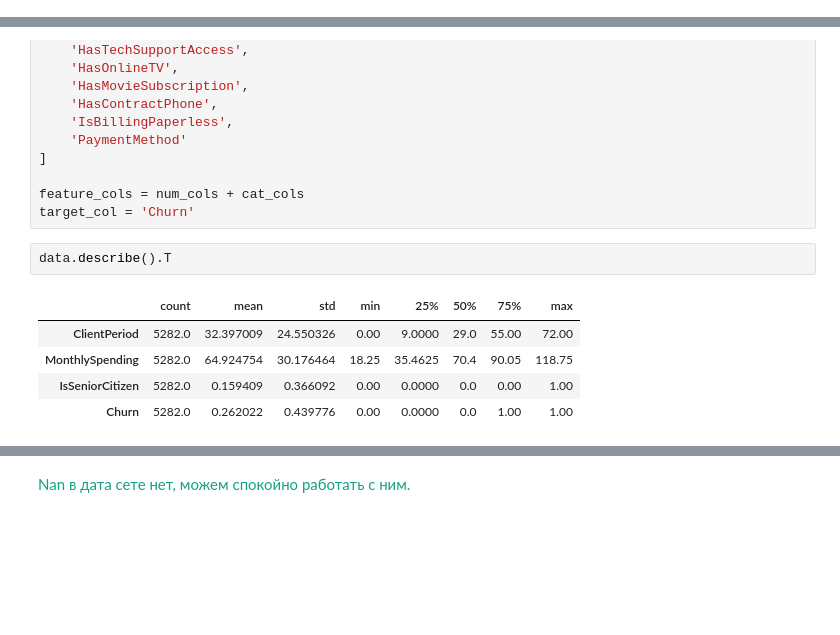
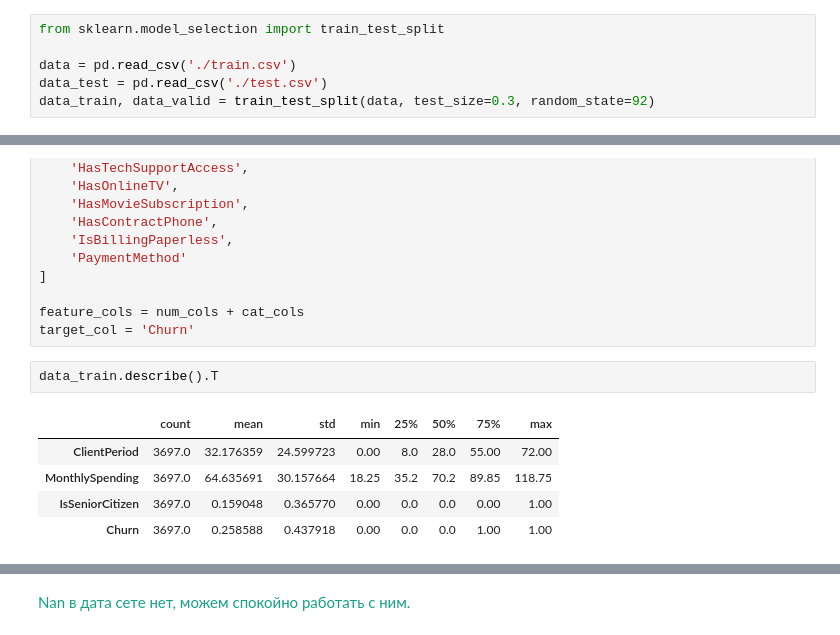
Before and after one commit to blckvia/DeepLearningSchool, a Jupyter notebook: week_03_composition_model_selection/Homework/hw_3_kaggle.ipynb, the cells around one changed output, grey strips where cells are left out. Cells and saved outputs as stored; diff of their text form; blank space fills up the shorter version.

```diff
--- a/week_03_composition_model_selection/Homework/hw_3_kaggle.ipynb
+++ b/week_03_composition_model_selection/Homework/hw_3_kaggle.ipynb
@@ -120,0 +119,6 @@ data = pd.read_csv('./train.csv')
+# %%
+from sklearn.model_selection import train_test_split
+
+data = pd.read_csv('./train.csv')
+data_test = pd.read_csv('./test.csv')
+data_train, data_valid = train_test_split(data, test_size=0.3, random_state=92)
@@ -151,11 +164,11 @@ cat_cols = [
 feature_cols = num_cols + cat_cols
 target_col = 'Churn'
 # %%
-data.describe().T
+data_train.describe().T
 # %% [output]
 |  | count | mean | std | min | 25% | 50% | 75% | max |
-| ClientPeriod | 5282.0 | 32.397009 | 24.550326 | 0.00 | 9.0000 | 29.0 | 55.00 | 72.00 |
-| MonthlySpending | 5282.0 | 64.924754 | 30.176464 | 18.25 | 35.4625 | 70.4 | 90.05 | 118.75 |
-| IsSeniorCitizen | 5282.0 | 0.159409 | 0.366092 | 0.00 | 0.0000 | 0.0 | 0.00 | 1.00 |
-| Churn | 5282.0 | 0.262022 | 0.439776 | 0.00 | 0.0000 | 0.0 | 1.00 | 1.00 |
+| ClientPeriod | 3697.0 | 32.176359 | 24.599723 | 0.00 | 8.0 | 28.0 | 55.00 | 72.00 |
+| MonthlySpending | 3697.0 | 64.635691 | 30.157664 | 18.25 | 35.2 | 70.2 | 89.85 | 118.75 |
+| IsSeniorCitizen | 3697.0 | 0.159048 | 0.365770 | 0.00 | 0.0 | 0.0 | 0.00 | 1.00 |
+| Churn | 3697.0 | 0.258588 | 0.437918 | 0.00 | 0.0 | 0.0 | 1.00 | 1.00 |
 # %%
```
Also changed, not shown: parts of 70 cells of this notebook.
